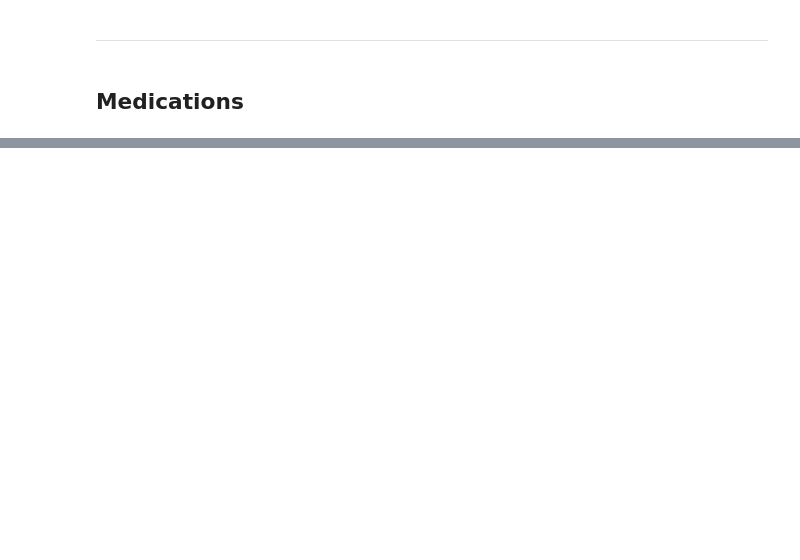
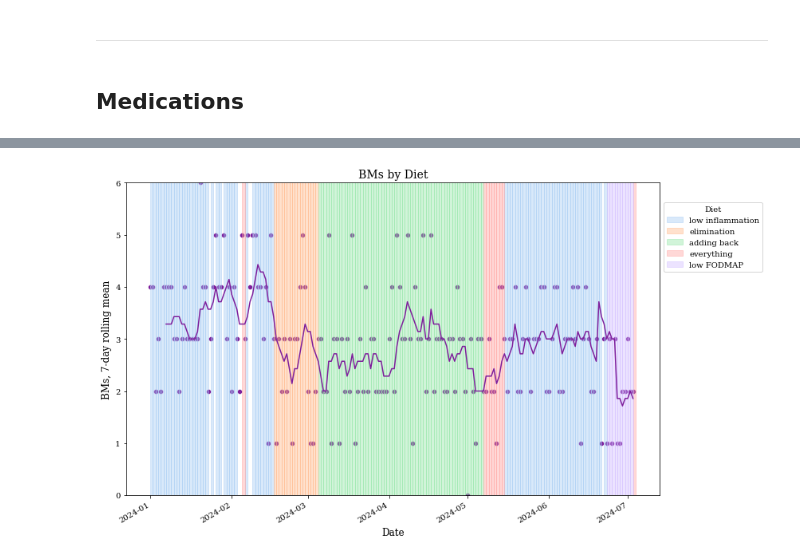
Before and after one commit to roesler-stan/health-analysis, a Jupyter notebook: 2b_analysis_for_drs.ipynb, the cells around one changed output, grey strips where cells are left out. Cells and saved outputs as stored; diff of their text form; code cells hidden in the pictures; blank space fills up the shorter version.

```diff
--- a/2b_analysis_for_drs.ipynb
+++ b/2b_analysis_for_drs.ipynb
@@ -106,20 +142,22 @@ plot_diet_metric_by_color(
 # %%
-diets = ["low inflammation", "elimination", "adding back", "everything"]
+diets = ["low inflammation", "elimination", "adding back", "everything", "low FODMAP"]
 df, metric_data, diet_data, metrics_dict = get_diet_data(df, diets)
 start_dt = pd.datetime(2024, 1, 1)
 end_dt = df.index[-2]
 rolling_days = 7
 
 metrics = [
     "BMs",
 ]
 for metric in metrics:
     plot_diet_metric(
         metric,
         df,
         diet_data,
         start_dt,
         end_dt,
         rolling_days=rolling_days,
         include_scatter=True,
     )
+# %% [output]
+[figure, added]
```
Also changed, not shown: parts of 8 cells of this notebook, 10 other files.
